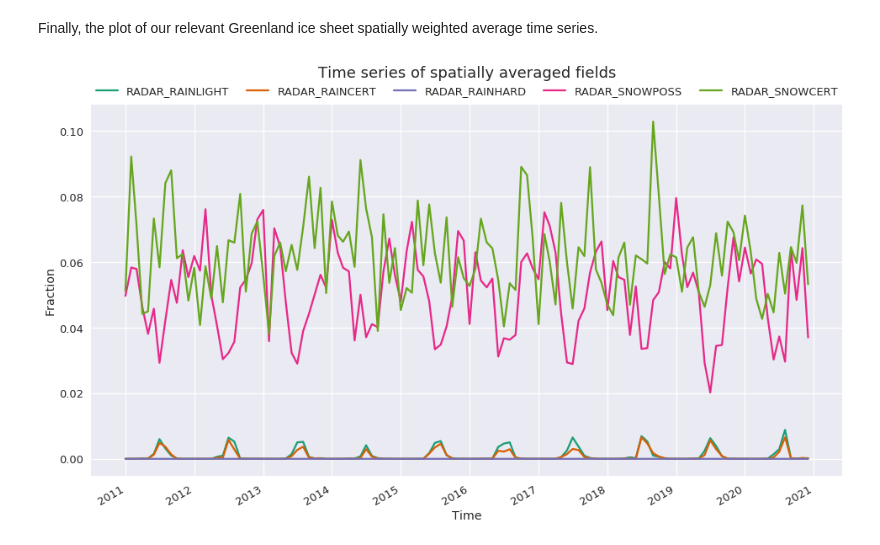
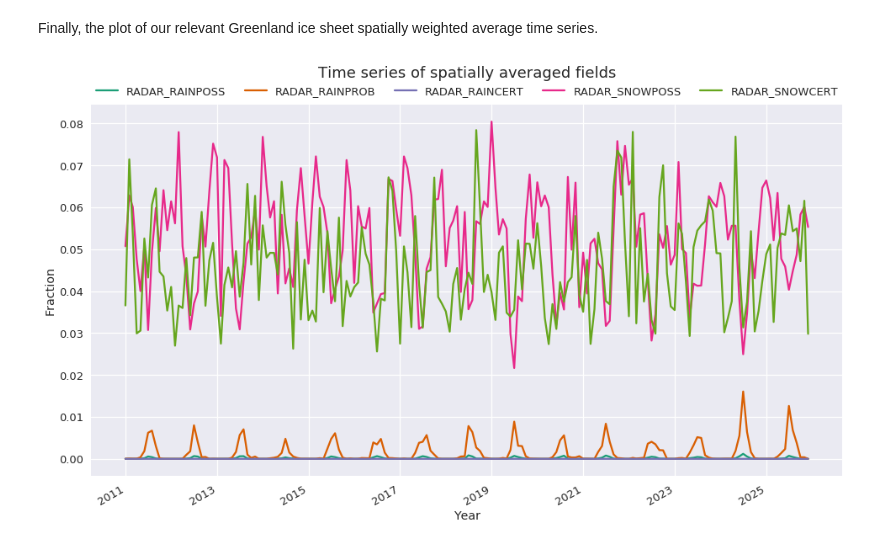
Before and after one commit to dcamron/cosp-explore, a Jupyter notebook: notebooks/explore.ipynb, the cells around one changed output. Cells and saved outputs as stored; diff of their text form; code cells hidden in the pictures.

Commit message:
Updated working paths to Jen's new LANDOCN data and added annual mean time series.

```diff
--- a/notebooks/explore.ipynb
+++ b/notebooks/explore.ipynb
@@ -24,7 +24,7 @@ client
 # Working directories
 data_indir = (
     '/glade/p/cesm/pcwg_dev/jenkay/COSP/cesm112lens/runs_cesm1_1_2_LENS_n16_cosp1.4_opaq_prec/'+
-    'b.e11.BRCP85C5CNBDRD.f09_g16.001_cosp1.4_opaq_prec_goldenrun_agl/')
+    'b.e11.BRCP85C5CNBDRD.f09_g16.001_cosp1.4_opaq_prec_goldenrun_agl_LANDOCN/')
 
 obs_indir = '/glade/p/work/jenkay/obs/COSP/CLOUDSAT/v2_Tristan/'
 
@@ -35,7 +35,7 @@ Similar to before, though these data are only monthly RCP8.5 "present" and "futu
 # %%
 # Reading in all years of monthly mean data
-ds = xr.open_mfdataset(data_indir+'b.e11.BRCP85C5CNBDRD.f09_g16.001_cosp1.4_opaq_prec_goldenrun_agl.cam.h0.*.nc', decode_times=False)
+ds = xr.open_mfdataset(data_indir+'b.e11.BRCP85C5CNBDRD.f09_g16.001_cosp1.4_opaq_prec_goldenrun_agl_LANDOCN.cam.h0.*.nc', decode_times=False)
 
-ds['time'] = pd.date_range('2011-01', '2021-02', freq='MS')
-ds = ds.sel(lat=slice(0, 90)).sel(time=slice('2011-01-01', '2020-12-01'))
+ds['time'] = pd.date_range('2011-01', '2025-12', freq='MS')
+ds = ds.sel(lat=slice(0, 90)).sel(time=slice('2011-01-01', '2025-12-01'))
 # %% [markdown]
@@ -97,6 +96,0 @@ Here I need to combine two of Jen's outputs to line up with her categories in th
-# %%
-RADAR_RAINLIGHT = ds['RADAR_RAINPOSS'] + ds['RADAR_RAINPROB']
-RADAR_RAINLIGHT.attrs['long_name'] = 'CloudSat Radar Light Rain'
-RADAR_RAINLIGHT.attrs['units'] = 'percent'
-
-ds['RADAR_RAINLIGHT'] = RADAR_RAINLIGHT
@@ -105,5 +105,5 @@ I will plot my five categories for direct comparison, along with the other fract
 # %%
-radar_vars = ['RADAR_RAINLIGHT', 'RADAR_RAINCERT', 'RADAR_RAINHARD', 'RADAR_SNOWPOSS', 'RADAR_SNOWCERT', 'RADAR_MIXPOSS', 'RADAR_MIXCERT', 'RADAR_NORAIN']
+radar_vars = ['RADAR_RAINPOSS', 'RADAR_RAINPROB', 'RADAR_RAINCERT', 'RADAR_SNOWPOSS', 'RADAR_SNOWCERT']
 # %% [markdown]
 Now I will look at the annual average of these categories of precipitation.
 # %%
@@ -150,14 +147,14 @@ Finally, the plot of our relevant Greenland ice sheet spatially weighted average
 # %%
 f, ax = plt.subplots(figsize=(16, 9))
 for (i, var) in enumerate(ds_w.data_vars):
     ds_w[var].plot(ax=ax, label=('%s' % var),
                    color=sns.color_palette('Dark2', len(ds_w.data_vars))[i])
 
 ax.legend(bbox_to_anchor=(0., 1.01, 1., .101), loc=3,
            ncol=len(ds_w.data_vars), mode="expand", borderaxespad=0.)
 ax.set_ylabel('Fraction')
-ax.set_xlabel('Time')
+ax.set_xlabel('Year')
 ax.set_title('Time series of spatially averaged fields', y=1.06, fontsize=18)
 f.savefig('../figures/explore/GIS-average_tseries.png')
 # %% [output]
-[figure, old version]
+[figure, new version]
```
Also changed, not shown: parts of 10 cells of this notebook, 25 other files.
